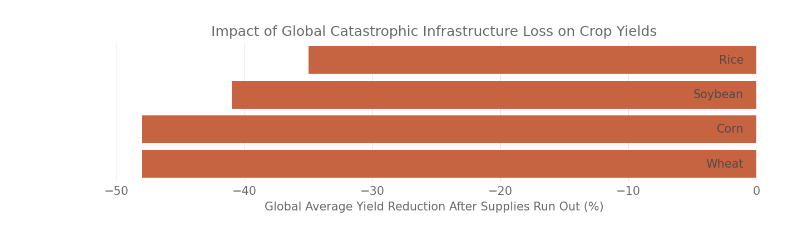
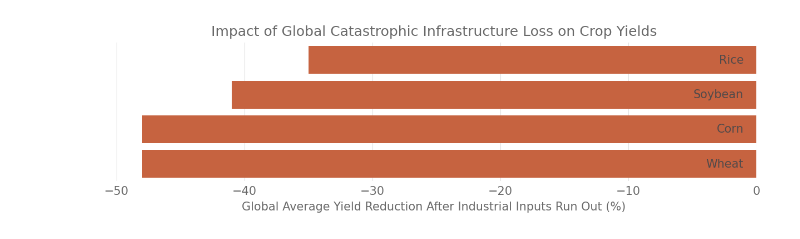
Before and after one commit to allfed/LosingIndustryCropYields, a Jupyter notebook: scripts/Reduction_by_crop_for_ToC.ipynb, the cells around one changed output. Cells and saved outputs as stored; diff of their text form; code cells hidden in the pictures.

Commit message:
updated toc plot

```diff
--- a/scripts/Reduction_by_crop_for_ToC.ipynb
+++ b/scripts/Reduction_by_crop_for_ToC.ipynb
@@ -42,32 +42,32 @@ g = sns.catplot(
     height=4,
     palette=['#DC582A'],
     order=order,
     legend=False,
 )
 
 g.set(yticklabels=[])  # Remove y-axis labels
 
 for ax in g.axes.flat:
     # Hide borders
     ax.spines["bottom"].set_visible(False)
     ax.spines["left"].set_visible(False)
     ax.set_ylabel('')  # Remove y-labels
-    ax.set_xlabel('Global Average Yield Reduction After Supplies Run Out (%)')
+    ax.set_xlabel('Global Average Yield Reduction After Industrial Inputs Run Out (%)')
     ax.set_title("Impact of Global Catastrophic Infrastructure Loss on Crop Yields", fontsize=12)
 
 fig = plt.gcf()
 fig.set_size_inches(11, 2)
 
 # Show the plot with labels centered both horizontally and vertically in the middle of each bar
 for i, p in enumerate(g.ax.patches):
     width = p.get_width()
     crop = order[i % len(order)]
     phase = phases[i // len(order)]
     label = f'{crop}'
     x_coord = width / 2
     y_coord = p.get_y() + p.get_height() / 2
     plt.text(-1, y_coord, label, ha="right", va="center", color="#524a4a")
 
 plt.savefig("../" + os.sep + "reports" + os.sep + "figures" + os.sep + "yield_reduction_by_crop_ToC.png", dpi=300, bbox_inches='tight')
 # %% [output]
-[figure, old version]
+[figure, new version]
```
Also changed, not shown: 1 other file.
